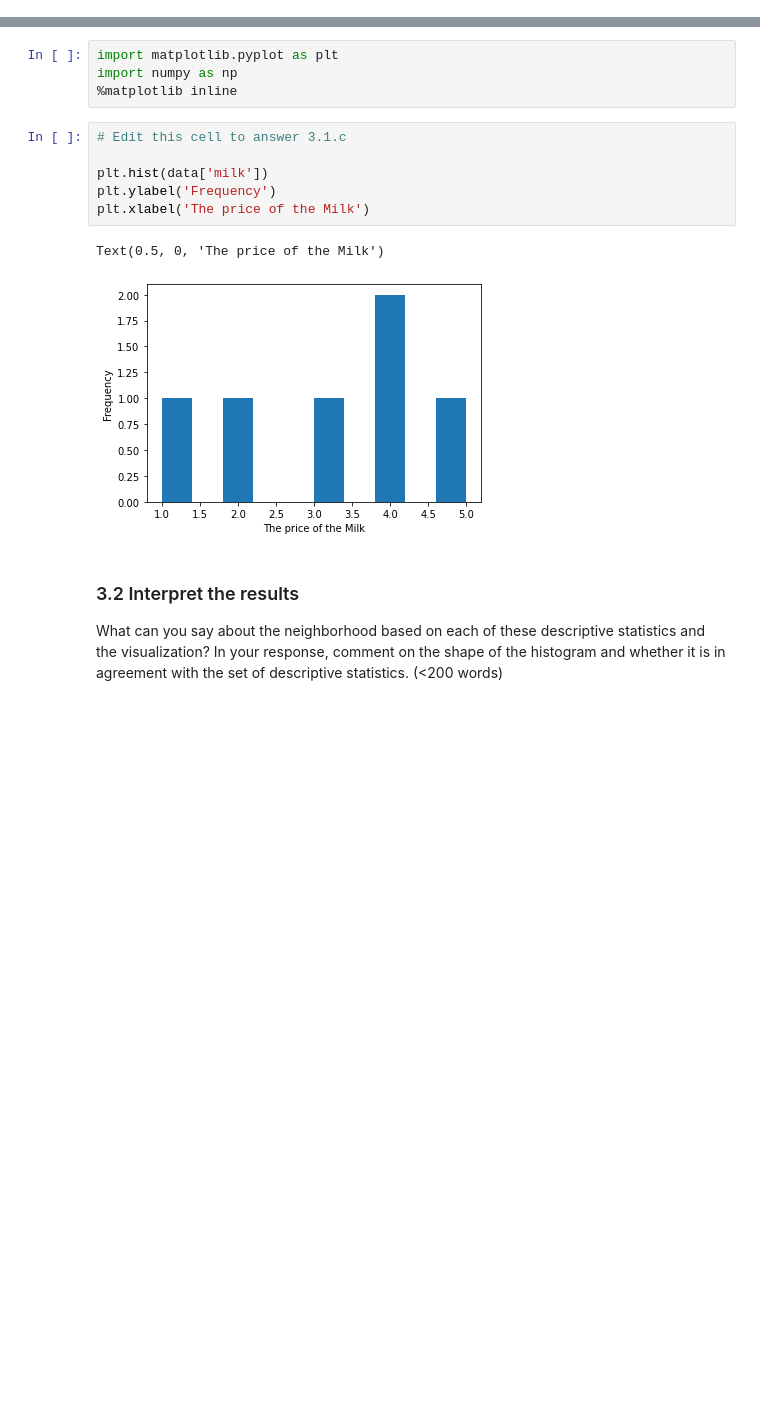
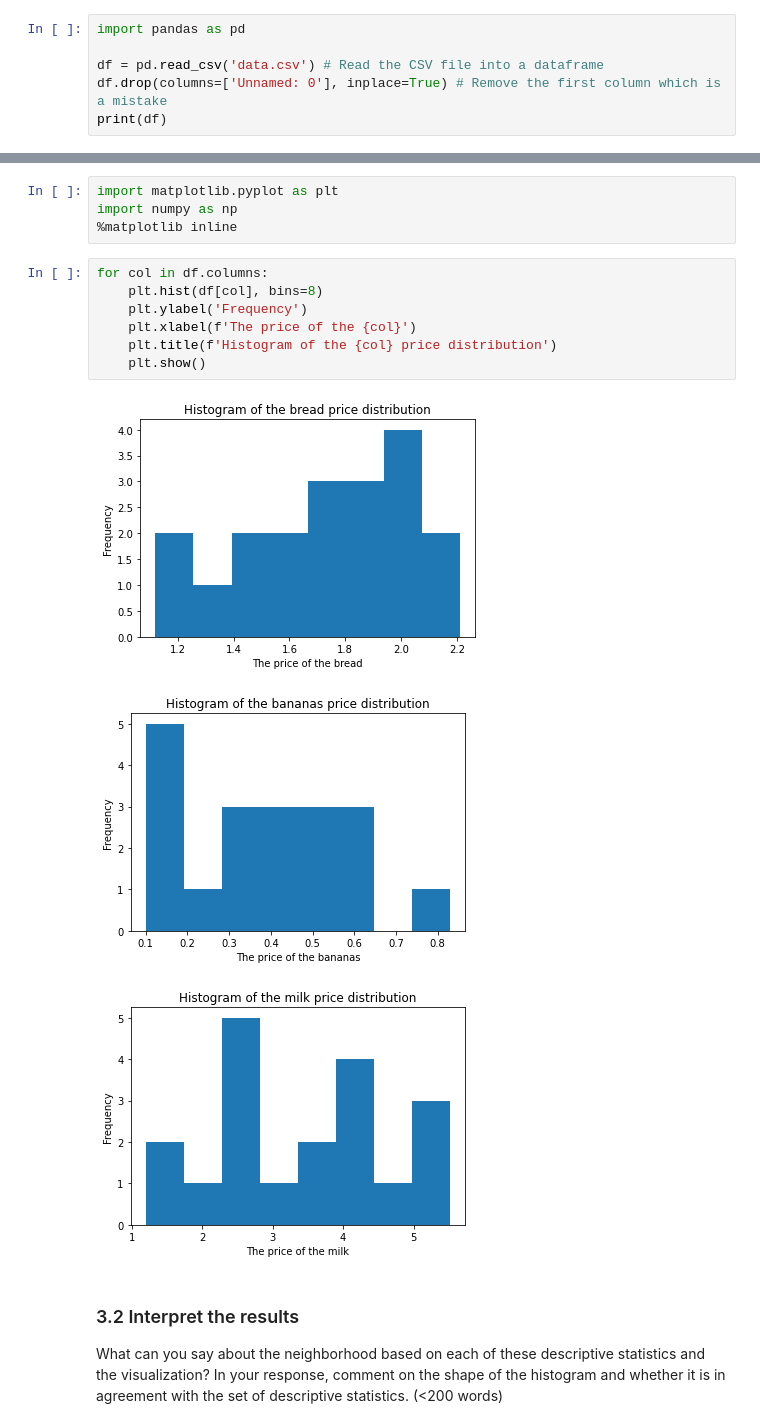
Before and after one commit to NewstellerBot/LBA, a Jupyter notebook: CS50 Assignment 2 Notebook 2021 - Variables LBA.ipynb, the cells around one changed output, grey strips where cells are left out. Cells and saved outputs as stored; diff of their text form; blank space fills up the shorter version.

Commit message:
data interpretation

```diff
--- a/CS50 Assignment 2 Notebook 2021 - Variables LBA.ipynb
+++ b/CS50 Assignment 2 Notebook 2021 - Variables LBA.ipynb
@@ -167,0 +162,6 @@ data = {'bananas': [2, 1, 0.5, 0.4], 'bread': [1, 3, 5, 6, 1, 2, 3], 'milk': [1,
+# %%
+import pandas as pd
+
+df = pd.read_csv('data.csv') # Read the CSV file into a dataframe
+df.drop(columns=['Unnamed: 0'], inplace=True) # Remove the first column which is a mistake
+print(df)
@@ -325,15 +360,17 @@ Create a histogram for your data, properly formatting your figure.
 import matplotlib.pyplot as plt
 import numpy as np
 %matplotlib inline
-# %%
-# Edit this cell to answer 3.1.c
-
-plt.hist(data['milk'])
-plt.ylabel('Frequency')
-plt.xlabel('The price of the Milk')
-# %% [output]
-Text(0.5, 0, 'The price of the Milk')
-[figure, removed]
+# %%
+for col in df.columns:
+    plt.hist(df[col], bins=8)
+    plt.ylabel('Frequency')
+    plt.xlabel(f'The price of the {col}')
+    plt.title(f'Histogram of the {col} price distribution')
+    plt.show()
+# %% [output]
+[figure, added]
+[figure, added]
+[figure, added]
 # %% [markdown]
 ### 3.2 Interpret the results
 
```
Also changed, not shown: parts of 15 cells of this notebook, 2 other files.
